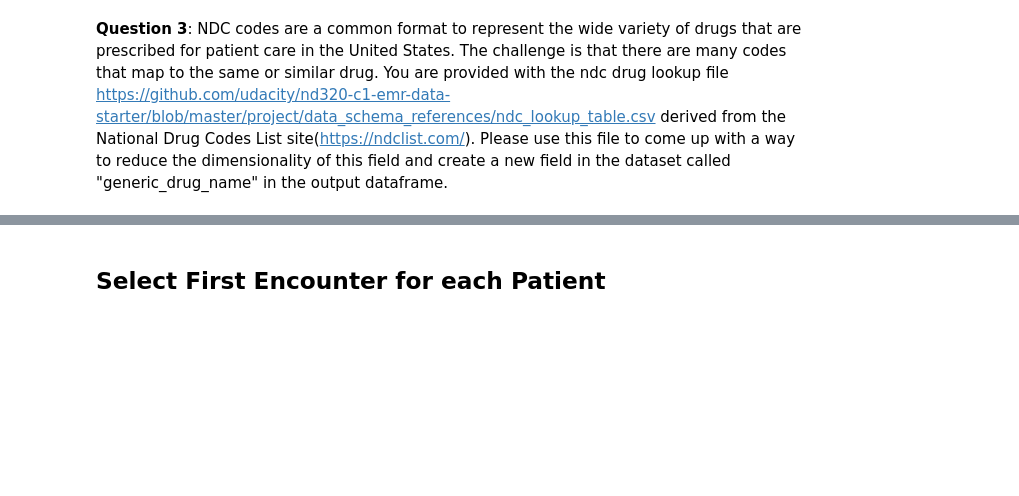
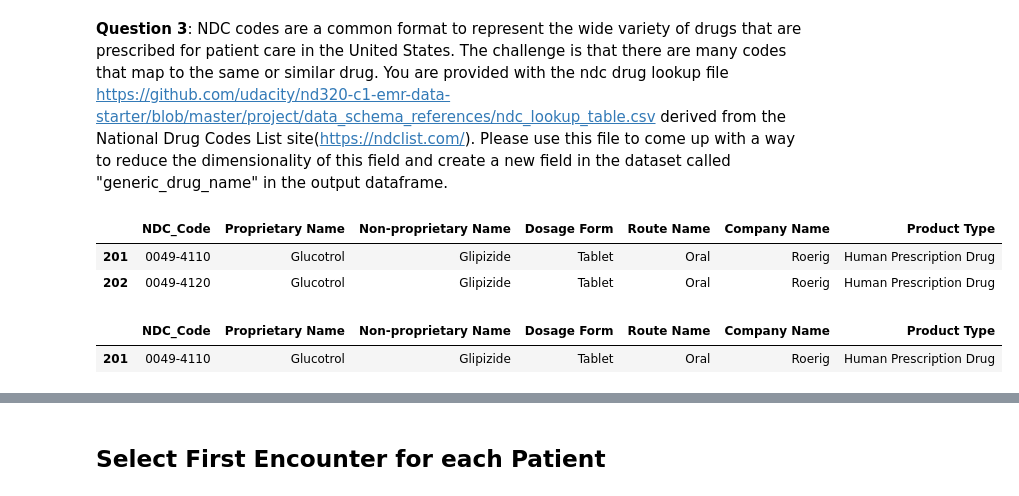
Before and after one commit to G94/ai_for_healthcare, a Jupyter notebook: patient_selection/starter_code/student_project.ipynb, the cells around one changed output, grey strips where cells are left out. Saved outputs shown, nothing was run; the diff lists cells and outputs as text; code cells hidden in the pictures; blank space fills up the shorter version.

```diff
--- a/patient_selection/starter_code/student_project.ipynb
+++ b/patient_selection/starter_code/student_project.ipynb
@@ -236,4 +241,15 @@ Use eager execution and:
 #NDC code lookup file
 ndc_code_path = "./medication_lookup_tables/final_ndc_lookup_table"
 ndc_code_df = pd.read_csv(ndc_code_path)
+# %%
+ndc_code_df[ndc_code_df["Proprietary Name"] == 'Glucotrol']
+# %% [output]
+|  | NDC_Code | Proprietary Name | Non-proprietary Name | Dosage Form | Route Name | Company Name | Product Type |
+| 201 | 0049-4110 | Glucotrol | Glipizide | Tablet | Oral | Roerig | Human Prescription Drug |
+| 202 | 0049-4120 | Glucotrol | Glipizide | Tablet | Oral | Roerig | Human Prescription Drug |
+# %%
+ndc_code_df[ndc_code_df.NDC_Code == '0049-4110']
+# %% [output]
+|  | NDC_Code | Proprietary Name | Non-proprietary Name | Dosage Form | Route Name | Company Name | Product Type |
+| 201 | 0049-4110 | Glucotrol | Glipizide | Tablet | Oral | Roerig | Human Prescription Drug |
 # %%
```
Also changed, not shown: parts of 7 cells of this notebook, 1 other file.
